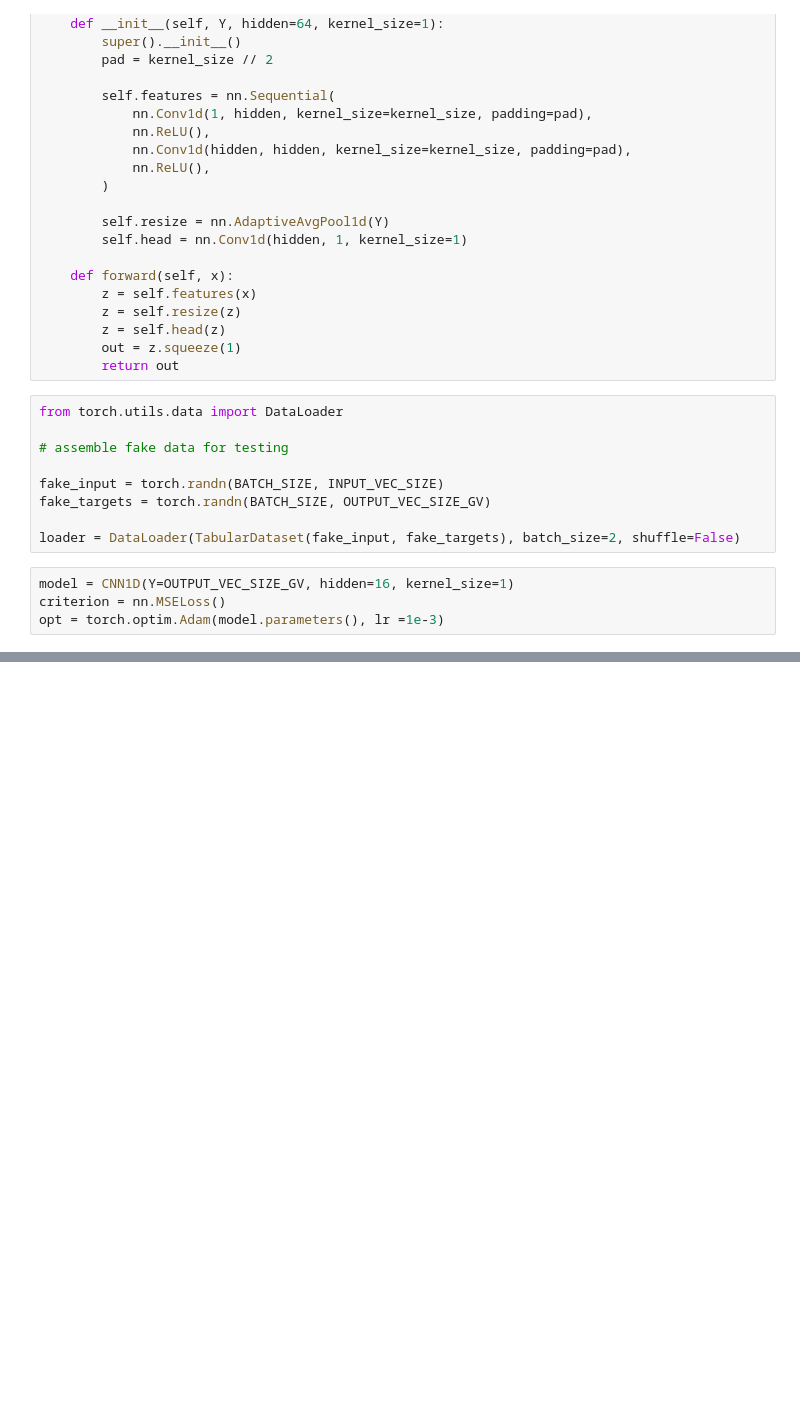
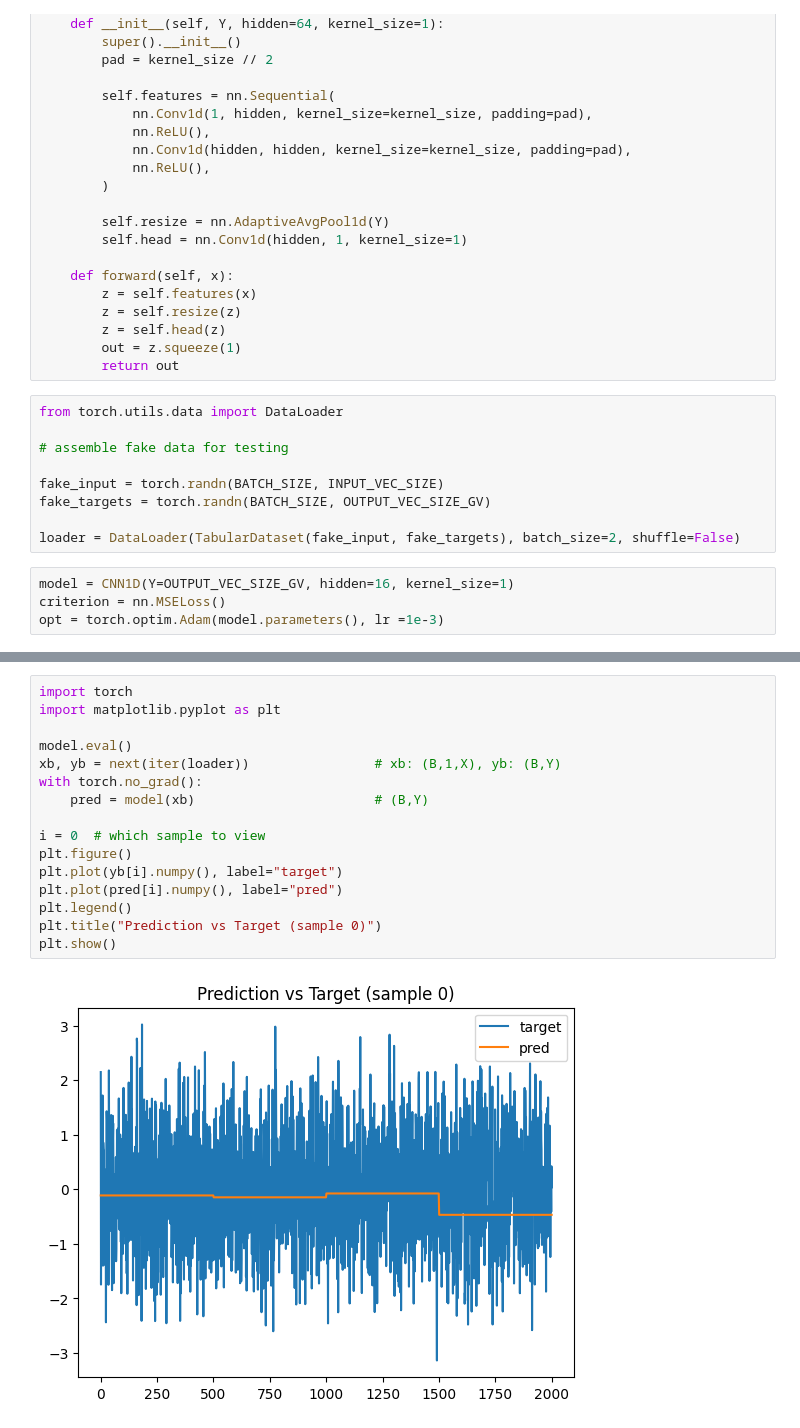
Before and after one commit to 03karenxu/ExoSalience, a Jupyter notebook: torch-test.ipynb, the cells around one changed output, grey strips where cells are left out. Saved outputs shown, nothing was run; the diff lists cells and outputs as text; blank space fills up the shorter version.

```diff
--- a/torch-test.ipynb
+++ b/torch-test.ipynb
@@ -117,0 +117,18 @@ AttributeError: 'CNN1D' object has no attribute 'feat'
+# %%
+import torch
+import matplotlib.pyplot as plt
+
+model.eval()
+xb, yb = next(iter(loader))                # xb: (B,1,X), yb: (B,Y)
+with torch.no_grad():
+    pred = model(xb)                       # (B,Y)
+
+i = 0  # which sample to view
+plt.figure()
+plt.plot(yb[i].numpy(), label="target")
+plt.plot(pred[i].numpy(), label="pred")
+plt.legend()
+plt.title("Prediction vs Target (sample 0)")
+plt.show()
+# %% [output]
+[figure, added]
```
Also changed, not shown: parts of 7 cells of this notebook, 1 other file.
